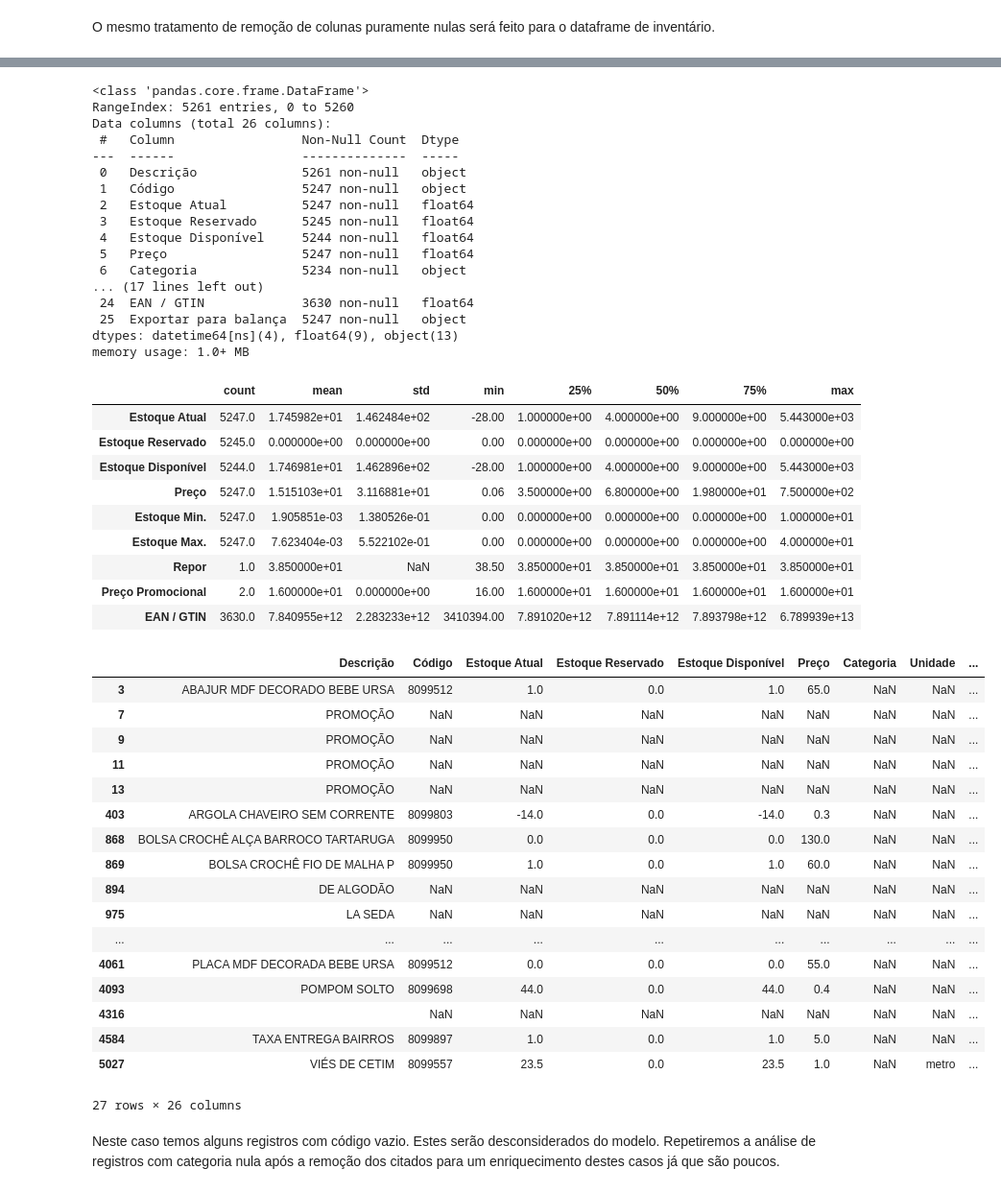
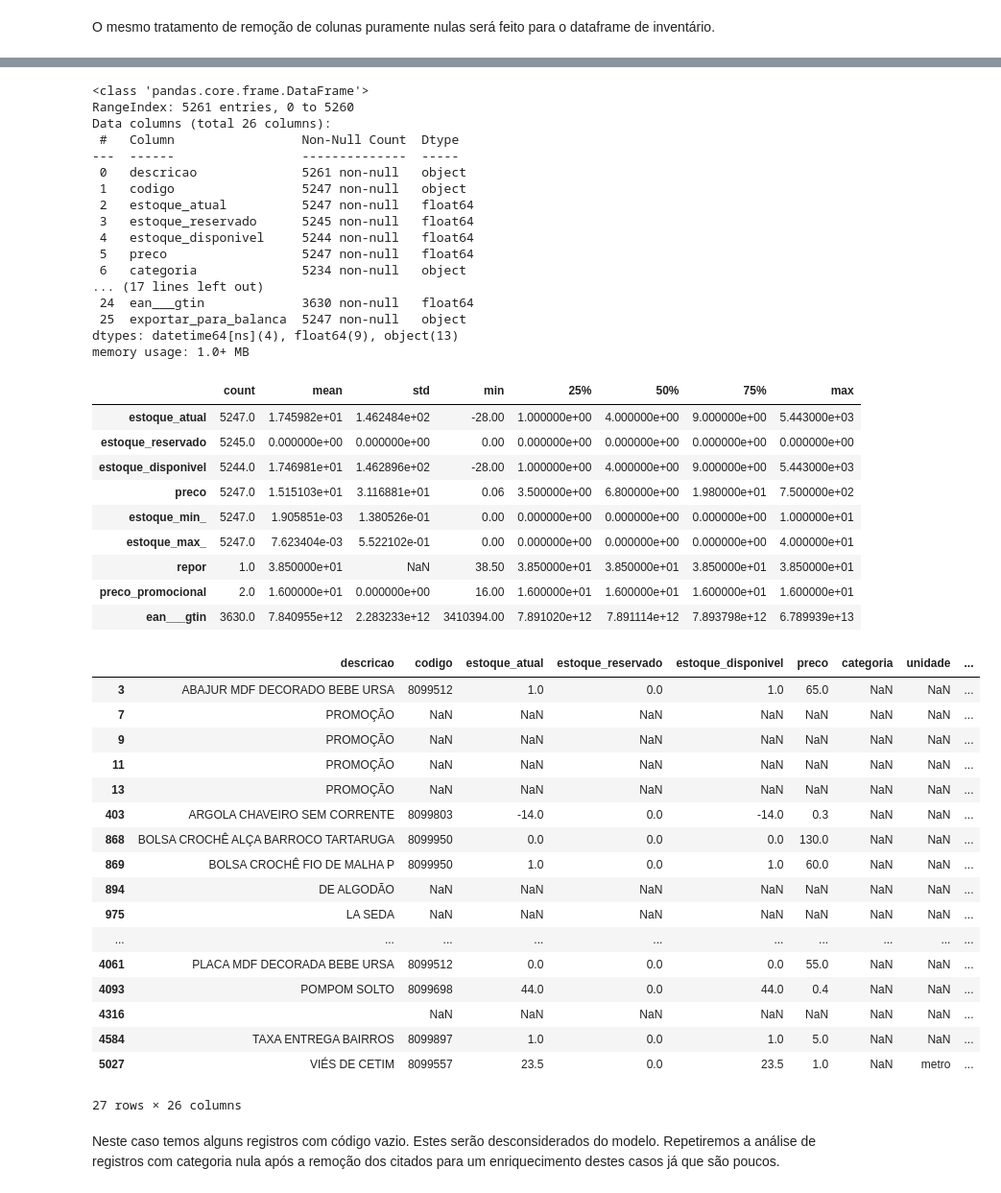
Before and after one commit to donbigode/Timeseries-prediction-model, a Jupyter notebook: Analysis/EDA.ipynb, the cells around one changed output, grey strips where cells are left out. Shown: that part at 96% size. Cells and saved outputs as stored; diff of their text form; code cells hidden in the pictures.

```diff
--- a/Analysis/EDA.ipynb
+++ b/Analysis/EDA.ipynb
@@ -25,7 +24,7 @@ import read_file_exec
 class read_file():
     def __init__(self, file_name):
         self.file_name = file_name
-        self.df = pd.read_excel(self.file_name,engine='openpyxl')
+        self.df = pd.read_excel(self.file_name,engine='openpyxl', index_col = 0)
 
     def get_df(self):
         return self.df
@@ -328,35 +403,35 @@ RangeIndex: 5261 entries, 0 to 5260
 Data columns (total 26 columns):
  #   Column                 Non-Null Count  Dtype
 ---  ------                 --------------  -----
- 0   Descrição              5261 non-null   object
- 1   Código                 5247 non-null   object
- 2   Estoque Atual          5247 non-null   float64
- 3   Estoque Reservado      5245 non-null   float64
- 4   Estoque Disponível     5244 non-null   float64
- 5   Preço                  5247 non-null   float64
- 6   Categoria              5234 non-null   object
+ 0   descricao              5261 non-null   object
+ 1   codigo                 5247 non-null   object
+ 2   estoque_atual          5247 non-null   float64
+ 3   estoque_reservado      5245 non-null   float64
+ 4   estoque_disponivel     5244 non-null   float64
+ 5   preco                  5247 non-null   float64
+ 6   categoria              5234 non-null   object
 ... (17 lines left out)
- 24  EAN / GTIN             3630 non-null   float64
- 25  Exportar para balança  5247 non-null   object
+ 24  ean___gtin             3630 non-null   float64
+ 25  exportar_para_balanca  5247 non-null   object
 dtypes: datetime64[ns](4), float64(9), object(13)
 memory usage: 1.0+ MB
 # %%
 dataframe_inventario_tratado.describe().transpose()
 # %% [output]
 |  | count | mean | std | min | 25% | 50% | 75% | max |
-| Estoque Atual | 5247.0 | 1.745982e+01 | 1.462484e+02 | -28.00 | 1.000000e+00 | 4.000000e+00 | 9.000000e+00 | 5.443000e+03 |
-| Estoque Reservado | 5245.0 | 0.000000e+00 | 0.000000e+00 | 0.00 | 0.000000e+00 | 0.000000e+00 | 0.000000e+00 | 0.000000e+00 |
-| Estoque Disponível | 5244.0 | 1.746981e+01 | 1.462896e+02 | -28.00 | 1.000000e+00 | 4.000000e+00 | 9.000000e+00 | 5.443000e+03 |
-| Preço | 5247.0 | 1.515103e+01 | 3.116881e+01 | 0.06 | 3.500000e+00 | 6.800000e+00 | 1.980000e+01 | 7.500000e+02 |
-| Estoque Min. | 5247.0 | 1.905851e-03 | 1.380526e-01 | 0.00 | 0.000000e+00 | 0.000000e+00 | 0.000000e+00 | 1.000000e+01 |
-| Estoque Max. | 5247.0 | 7.623404e-03 | 5.522102e-01 | 0.00 | 0.000000e+00 | 0.000000e+00 | 0.000000e+00 | 4.000000e+01 |
-| Repor | 1.0 | 3.850000e+01 | NaN | 38.50 | 3.850000e+01 | 3.850000e+01 | 3.850000e+01 | 3.850000e+01 |
-| Preço Promocional | 2.0 | 1.600000e+01 | 0.000000e+00 | 16.00 | 1.600000e+01 | 1.600000e+01 | 1.600000e+01 | 1.600000e+01 |
-| EAN / GTIN | 3630.0 | 7.840955e+12 | 2.283233e+12 | 3410394.00 | 7.891020e+12 | 7.891114e+12 | 7.893798e+12 | 6.789939e+13 |
+| estoque_atual | 5247.0 | 1.745982e+01 | 1.462484e+02 | -28.00 | 1.000000e+00 | 4.000000e+00 | 9.000000e+00 | 5.443000e+03 |
+| estoque_reservado | 5245.0 | 0.000000e+00 | 0.000000e+00 | 0.00 | 0.000000e+00 | 0.000000e+00 | 0.000000e+00 | 0.000000e+00 |
+| estoque_disponivel | 5244.0 | 1.746981e+01 | 1.462896e+02 | -28.00 | 1.000000e+00 | 4.000000e+00 | 9.000000e+00 | 5.443000e+03 |
+| preco | 5247.0 | 1.515103e+01 | 3.116881e+01 | 0.06 | 3.500000e+00 | 6.800000e+00 | 1.980000e+01 | 7.500000e+02 |
+| estoque_min_ | 5247.0 | 1.905851e-03 | 1.380526e-01 | 0.00 | 0.000000e+00 | 0.000000e+00 | 0.000000e+00 | 1.000000e+01 |
+| estoque_max_ | 5247.0 | 7.623404e-03 | 5.522102e-01 | 0.00 | 0.000000e+00 | 0.000000e+00 | 0.000000e+00 | 4.000000e+01 |
+| repor | 1.0 | 3.850000e+01 | NaN | 38.50 | 3.850000e+01 | 3.850000e+01 | 3.850000e+01 | 3.850000e+01 |
+| preco_promocional | 2.0 | 1.600000e+01 | 0.000000e+00 | 16.00 | 1.600000e+01 | 1.600000e+01 | 1.600000e+01 | 1.600000e+01 |
+| ean___gtin | 3630.0 | 7.840955e+12 | 2.283233e+12 | 3410394.00 | 7.891020e+12 | 7.891114e+12 | 7.893798e+12 | 6.789939e+13 |
 # %%
-dataframe_inventario_tratado[dataframe_inventario_tratado['Categoria'].isnull()]
+dataframe_inventario_tratado[dataframe_inventario_tratado['categoria'].isnull()]
 # %% [output]
-|  | Descrição | Código | Estoque Atual | Estoque Reservado | Estoque Disponível | Preço | Categoria | Unidade | ... |
+|  | descricao | codigo | estoque_atual | estoque_reservado | estoque_disponivel | preco | categoria | unidade | ... |
 | 3 | ABAJUR MDF DECORADO BEBE URSA | 8099512 | 1.0 | 0.0 | 1.0 | 65.0 | NaN | NaN | ... |
 | 7 | PROMOÇÃO | NaN | NaN | NaN | NaN | NaN | NaN | NaN | ... |
 | 9 | PROMOÇÃO | NaN | NaN | NaN | NaN | NaN | NaN | NaN | ... |
```
Also changed, not shown: parts of 30 cells of this notebook.
